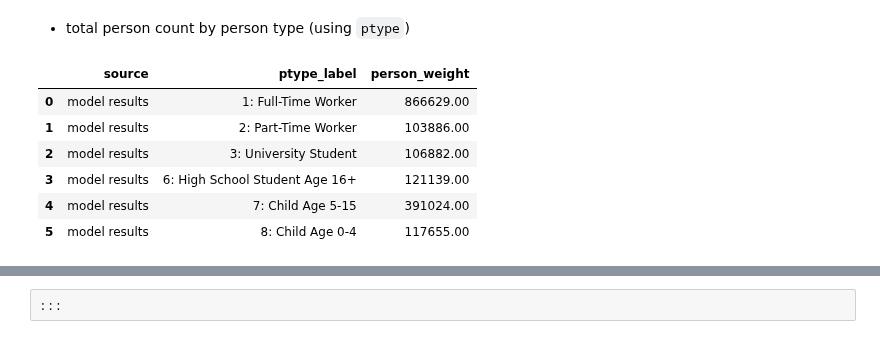
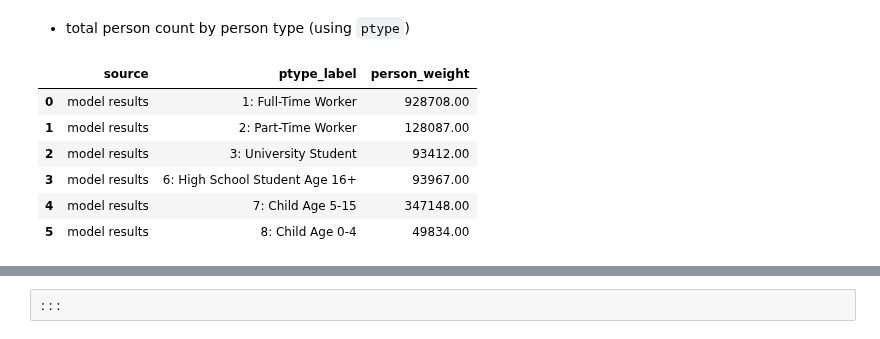
Before and after one commit to psrc/psrc_activitysim, a Jupyter notebook: scripts/validation/validation_scripts/mandatory_tour_frequency.ipynb, the cells around one changed output, grey strips where cells are left out. Saved outputs shown, nothing was run; the diff lists cells and outputs as text; code cells hidden in the pictures.

Commit message:
update mandatory tour frequency: tour rate calculation and tour distance by worker type

```diff
--- a/scripts/validation/validation_scripts/mandatory_tour_frequency.ipynb
+++ b/scripts/validation/validation_scripts/mandatory_tour_frequency.ipynb
@@ -23,4 +23,10 @@ pio.templates.default = "simple_white+psrc_color"
 %store -r validation_data
 
 config = toml.load(os.path.join(os.getcwd(),'validation_configuration.toml'))
+# %%
+# read data
+land_use = validation_data.land_use.copy()
+person = validation_data.persons_data_uncloned.copy()
+hh = validation_data.hh_data_uncloned.copy()
+tour = validation_data.tours.copy()
 # %%
@@ -61,0 +70,22 @@ df_m_person_count = m_per_data.groupby('source')['person_weight'].sum().reset_in
+# %%
+# keep persons with mandatory tours
+m_tour_data = pd.DataFrame()
+m_per_data = pd.DataFrame()
+
+# compute each source separate;y because of same IDs
+for sc in tour_data['source'].unique():
+
+    if sc in ["survey data","unweighted survey"]:
+        df_per = per_data[(per_data['source']==sc) & (per_data['cdap_reassign']=="M")].copy()
+    else:
+        df_per = per_data[(per_data['source']==sc) & (per_data['cdap_activity']=="M")].copy()
+    df_tour = tour_data[(tour_data['source']==sc) & (tour_data['tour_category']=="mandatory") & (tour_data['person_id'].isin(df_per['person_id']))].copy()
+    df_per = df_per[df_per['person_id'].isin(df_tour['person_id'])].copy()
+
+    # df_tour = df_tour[df_tour['person_id'].isin(df_per['person_id'])].copy()
+
+    m_tour_data = pd.concat([m_tour_data, df_tour])
+    m_per_data = pd.concat([m_per_data, df_per])
+
+# total number of persons by source
+df_m_person_count = m_per_data.groupby('source')['person_weight'].sum().reset_index()
@@ -235,17 +337,17 @@ fig.show()
 # %% [markdown]
 - total person count by person type (using `ptype`)
 # %%
-df_1 = m_per_data.groupby(['source','ptype_label'])['person_weight'].sum().reset_index().sort_values('ptype_label')
+df_1 = df_ptype_count.sort_values('ptype_label')
 df_1['person_weight'] = df_1['person_weight'].apply(lambda x: '%.2f' % x)
 df_1.loc[df_1['source']=="model results"]
 # %% [output]
 |  | source | ptype_label | person_weight |
-| 0 | model results | 1: Full-Time Worker | 866629.00 |
-| 1 | model results | 2: Part-Time Worker | 103886.00 |
-| 2 | model results | 3: University Student | 106882.00 |
-| 3 | model results | 6: High School Student Age 16+ | 121139.00 |
-| 4 | model results | 7: Child Age 5-15 | 391024.00 |
-| 5 | model results | 8: Child Age 0-4 | 117655.00 |
+| 0 | model results | 1: Full-Time Worker | 928708.00 |
+| 1 | model results | 2: Part-Time Worker | 128087.00 |
+| 2 | model results | 3: University Student | 93412.00 |
+| 3 | model results | 6: High School Student Age 16+ | 93967.00 |
+| 4 | model results | 7: Child Age 5-15 | 347148.00 |
+| 5 | model results | 8: Child Age 0-4 | 49834.00 |
 # %%
 # number of mandatory tours
 df_plot = m_tour_data[['person_id','source','ptype_label','tour_type','tour_id','person_weight']].groupby(['person_id','source','ptype_label','tour_type','person_weight']).count().reset_index()
```
Also changed, not shown: parts of 18 cells of this notebook, 23 other files.
